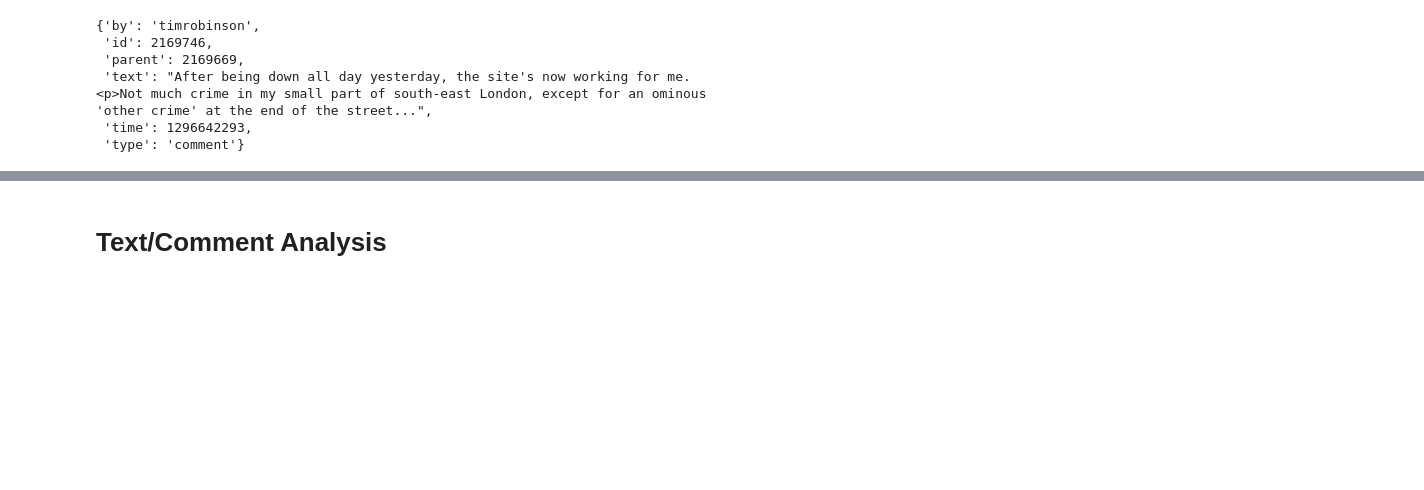
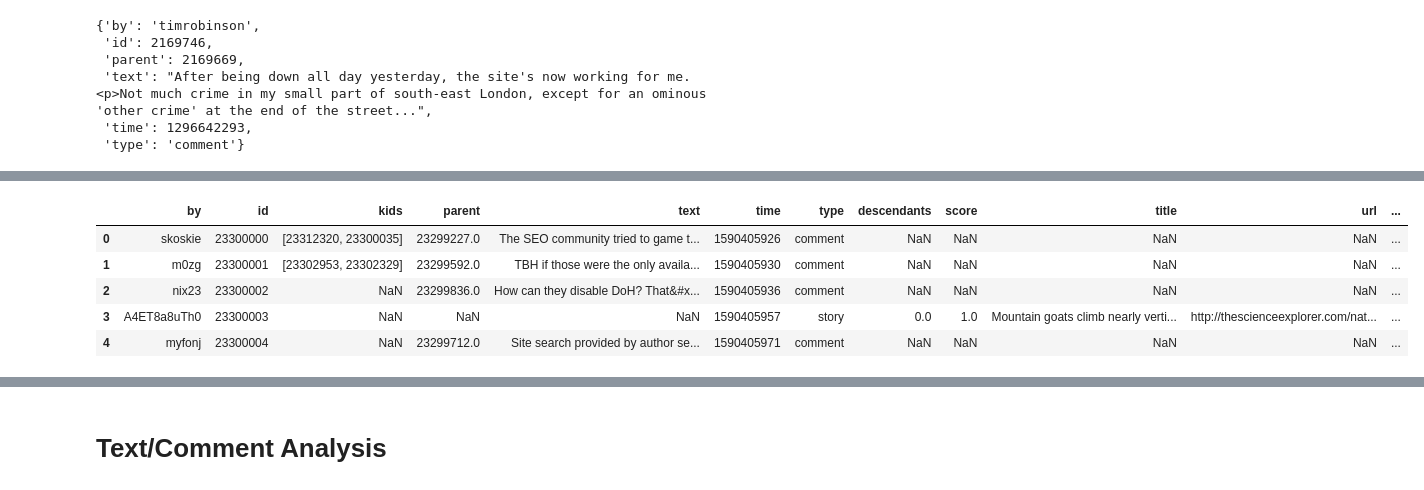
Before and after one commit to Build-Week-Saltiest-Hacker/machine-learning, a Jupyter notebook: Salty-Hackers-EDA.ipynb, the cells around one changed output, grey strips where cells are left out. Cells and saved outputs as stored; diff of their text form; code cells hidden in the pictures; blank space fills up the shorter version.

```diff
--- a/Salty-Hackers-EDA.ipynb
+++ b/Salty-Hackers-EDA.ipynb
@@ -32,12 +32,15 @@ b'23302764\n'
 # the last hacker news item id is 23302173 so we could query the last thousand or few thousand.
 # %%
 # initialize empty json list
-json_obj = []
+data = []
 # %%
 # get data from hacker news
-for i in range(2330000,23302173):
+# idk why but this code is now being annoying and sometimes runs and sometimes doesn't.
+# Tried in Colab and it worked seamlessly so don't know if it's my env or something else?
+for i in range(23320000, 23330000):
     html = urllib.request.urlopen('https://hacker-news.firebaseio.com/v0/item/' + str(i) + '.json')
-    json_obj.append(json.loads(html.read()))
-    if i % 50 == 0:
+    data.append(json.loads(html.read()))
+    sleep(.001)
+    if i % 100 == 0:
         print(i)
 # %% [output]
@@ -72,0 +82,3 @@ df = pd.DataFrame.from_records(json_obj)
+# %%
+# filter nulls
+data = [i for i in data if i is not None]
@@ -72,0 +89,11 @@ df = pd.DataFrame.from_records(json_obj)
+# %%
+# second run of the api to get more data
+df1 = pd.DataFrame.from_dict(json_normalize(data))
+df1.head()
+# %% [output]
+|  | by | id | kids | parent | text | time | type | descendants | score | title | url | ... |
+| 0 | skoskie | 23300000 | [23312320, 23300035] | 23299227.0 | The SEO community tried to game t... | 1590405926 | comment | NaN | NaN | NaN | NaN | ... |
+| 1 | m0zg | 23300001 | [23302953, 23302329] | 23299592.0 | TBH if those were the only availa... | 1590405930 | comment | NaN | NaN | NaN | NaN | ... |
+| 2 | nix23 | 23300002 | NaN | 23299836.0 | How can they disable DoH? That&#x... | 1590405936 | comment | NaN | NaN | NaN | NaN | ... |
+| 3 | A4ET8a8uTh0 | 23300003 | NaN | NaN | NaN | 1590405957 | story | 0.0 | 1.0 | Mountain goats climb nearly verti... | http://thescienceexplorer.com/nat... | ... |
+| 4 | myfonj | 23300004 | NaN | 23299712.0 | Site search provided by author se... | 1590405971 | comment | NaN | NaN | NaN | NaN | ... |
```
Also changed, not shown: parts of 33 cells of this notebook, 12 other files.
